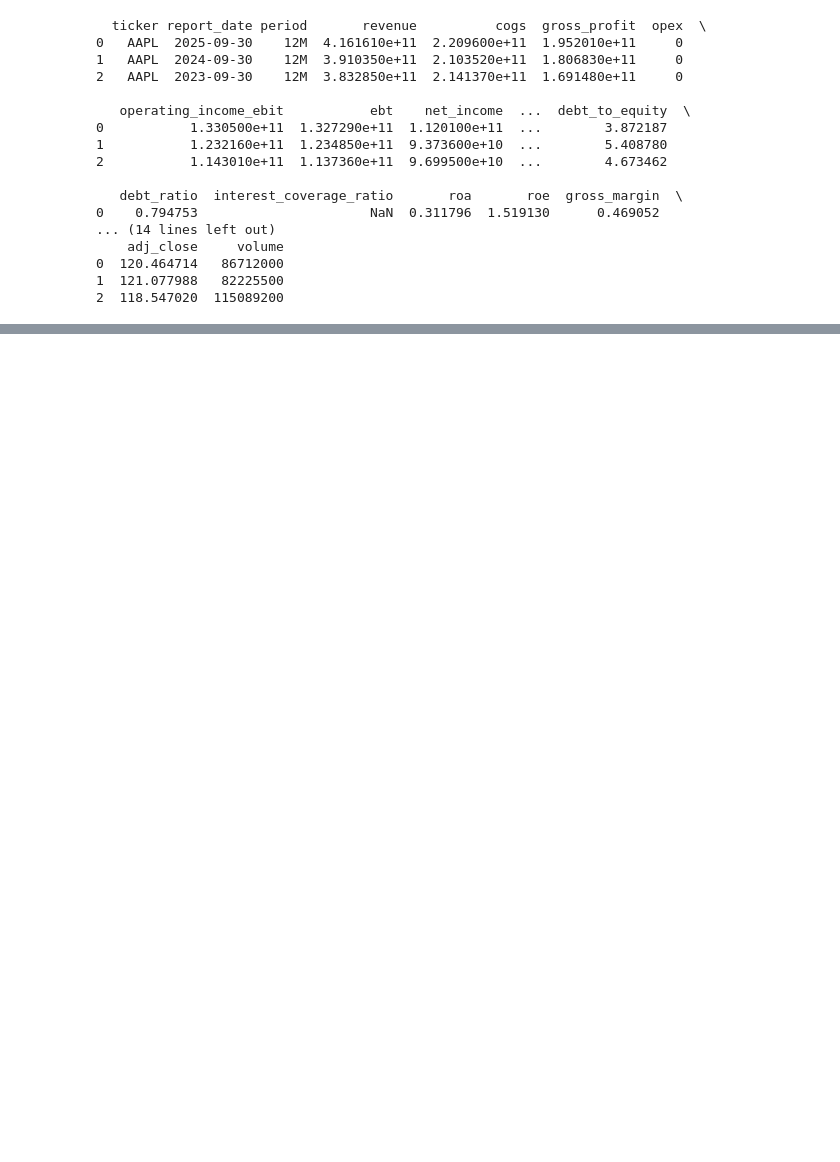
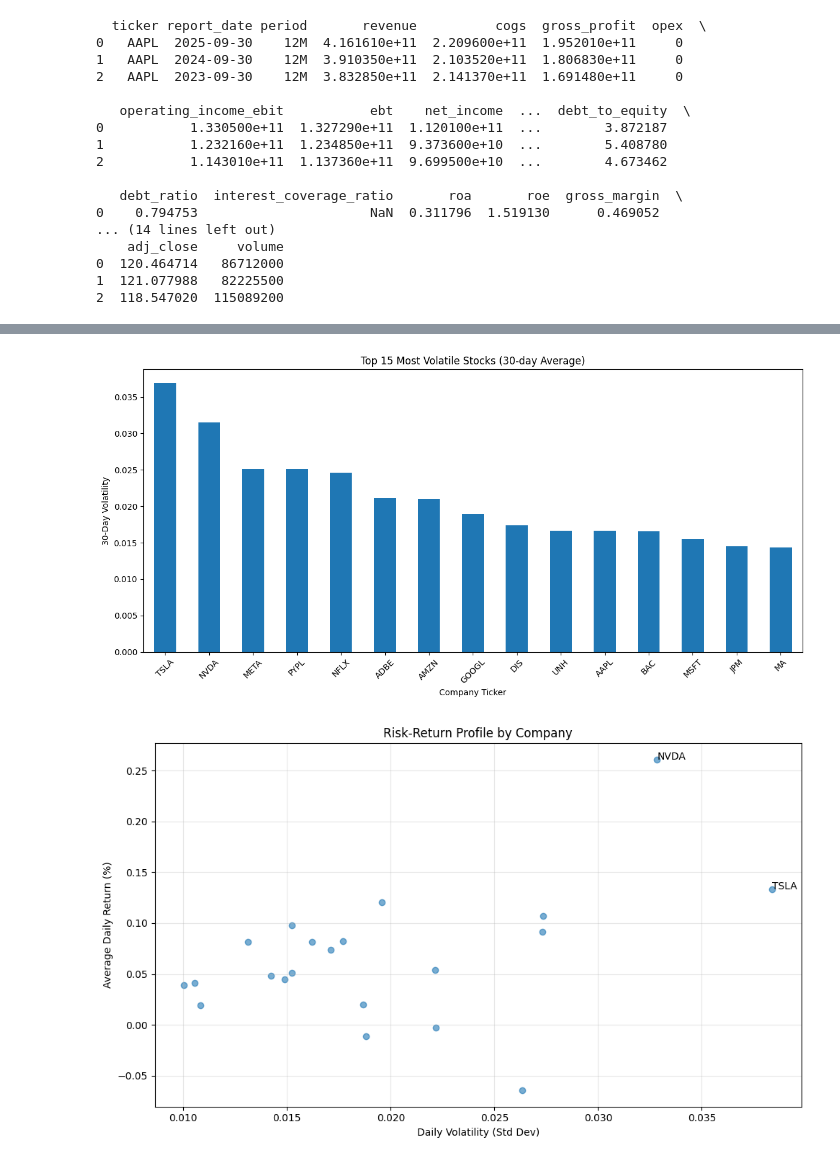
Before and after one commit to laihoangson/financial-analytic, a Jupyter notebook: backend/reports/eda_report.ipynb, the cells around one changed output, grey strips where cells are left out. Saved outputs shown, nothing was run; the diff lists cells and outputs as text; code cells hidden in the pictures; blank space fills up the shorter version.

```diff
--- a/backend/reports/eda_report.ipynb
+++ b/backend/reports/eda_report.ipynb
@@ -65,0 +305,44 @@ print(stock_df.head(3))
+# %%
+# Calculate daily returns and volatility
+stock_df['date'] = pd.to_datetime(stock_df['date'])
+stock_df['daily_return'] = stock_df.groupby('ticker')['close'].pct_change()
+
+# Calculate rolling volatility (30-day)
+stock_df['volatility_30d'] = stock_df.groupby('ticker')['daily_return'].transform(lambda x: x.rolling(30).std())
+
+# Average volatility by company
+avg_volatility = stock_df.groupby('ticker')['volatility_30d'].mean().sort_values(ascending=False)
+
+plt.figure(figsize=(12, 6))
+avg_volatility.head(15).plot(kind='bar')
+plt.title('Top 15 Most Volatile Stocks (30-day Average)')
+plt.xlabel('Company Ticker')
+plt.ylabel('30-Day Volatility')
+plt.xticks(rotation=45)
+plt.tight_layout()
+plt.show()
+
+# Risk-Return profile
+risk_return = stock_df.groupby('ticker').agg(
+    avg_return=('daily_return', 'mean'),
+    volatility=('daily_return', 'std'),
+    total_return=('daily_return', lambda x: (1 + x).prod() - 1)
+).dropna()
+
+plt.figure(figsize=(10, 6))
+plt.scatter(risk_return['volatility'], risk_return['avg_return'] * 100, alpha=0.6)
+plt.title('Risk-Return Profile by Company')
+plt.xlabel('Daily Volatility (Std Dev)')
+plt.ylabel('Average Daily Return (%)')
+
+# Annotate outliers
+for ticker in risk_return.index:
+    if risk_return.loc[ticker, 'volatility'] > 0.035 or abs(risk_return.loc[ticker, 'avg_return']) > 0.0015:
+        plt.annotate(ticker, (risk_return.loc[ticker, 'volatility'], risk_return.loc[ticker, 'avg_return'] * 100))
+
+plt.grid(True, alpha=0.3)
+plt.tight_layout()
+plt.show()
+# %% [output]
+[figure, added]
+[figure, added]
```
Also changed, not shown: parts of 8 cells of this notebook, 4 other files.
